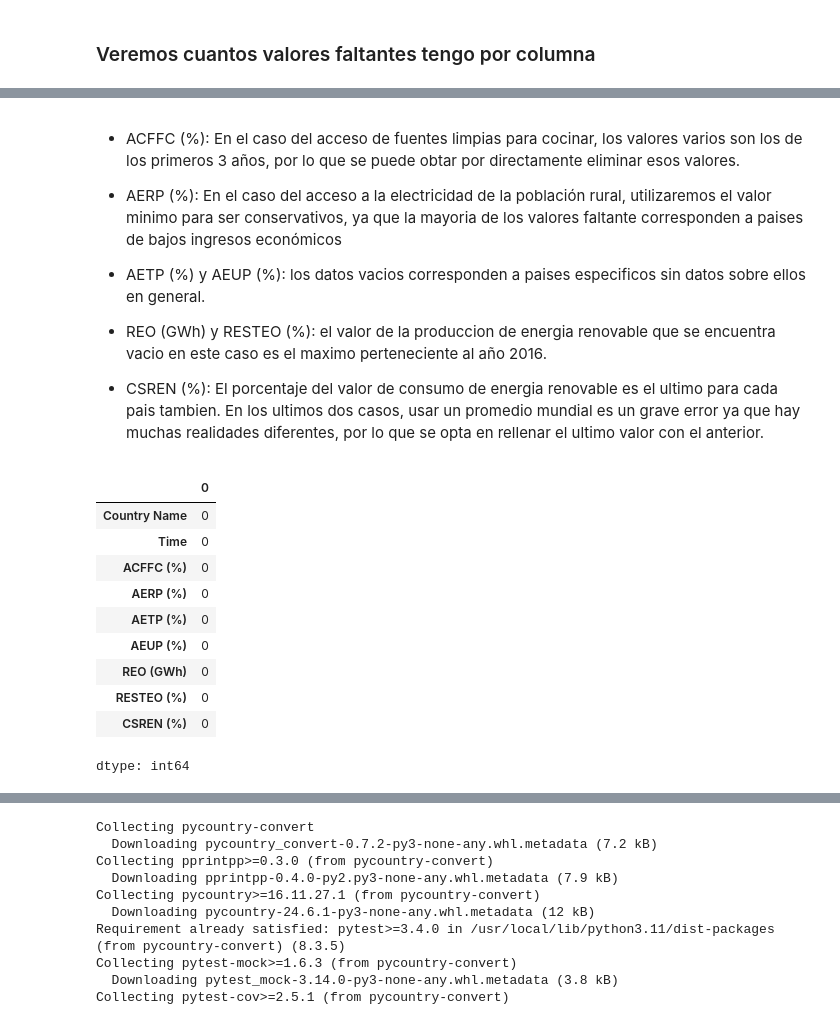
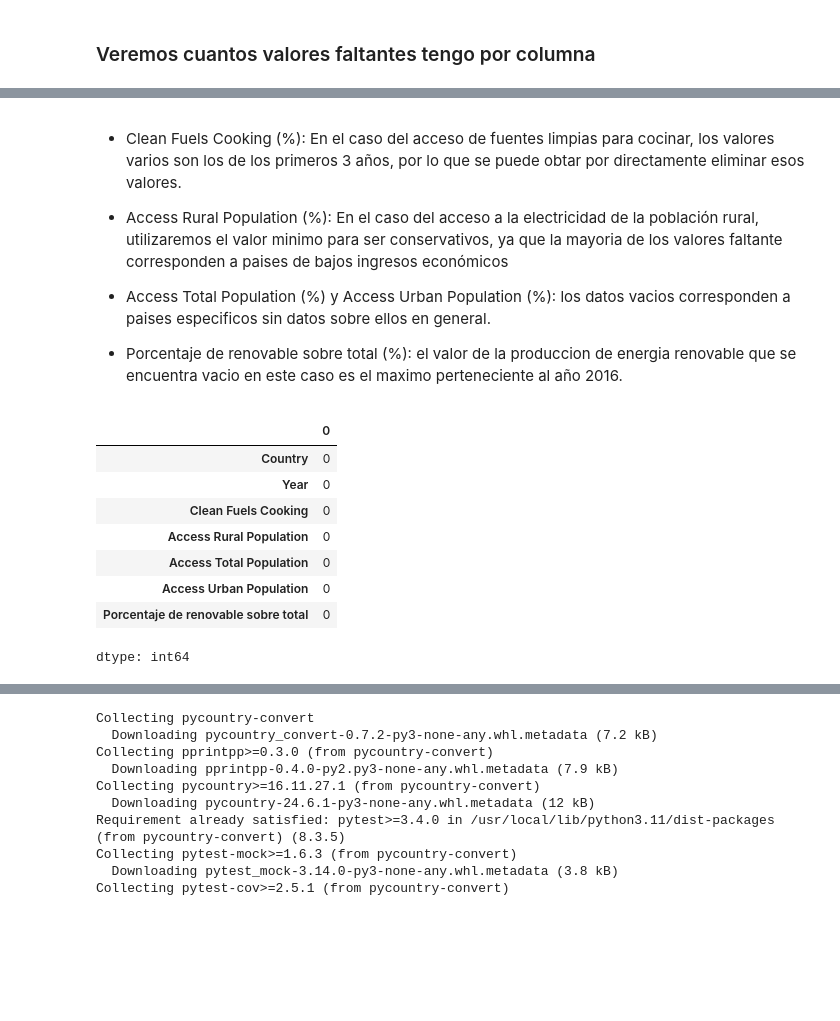
Before and after one commit to BelenUrdangarin/Integrador-Urdangarin---Olivera, a Jupyter notebook: Integrador_Olivera_Urdangarin.ipynb, the cells around one changed output, grey strips where cells are left out. Saved outputs shown, nothing was run; the diff lists cells and outputs as text; code cells hidden in the pictures; blank space fills up the shorter version.

```diff
--- a/Integrador_Olivera_Urdangarin.ipynb
+++ b/Integrador_Olivera_Urdangarin.ipynb
@@ -485,5 +580,3 @@ Tenemos en total 15 columnas, cuyas descripciones son:
 14. Presenta el total de produción de energia generada por las plantas en Gigawatts por hora.
 
 15. Consumo total de energia considerando esta como materia prima, sin considerar aquel recurso que no se utiliza para producir la misma.
-# %%
-ren_ener.drop(['Country Code', 'Time Code'], axis=1, inplace=True)
@@ -499,4 +594 @@ Index(['Country Name', 'Time', 'ACFFC (%)', 'AERP (%)', 'AETP (%)', 'AEUP (%)',
       dtype='object')
-# %%
-#Eliminamos las columnas que no nos interesan
-ren_ener.drop(['EILPE (MJ/2011 USD PPP)', 'TWO (GWh)', 'TFEC (TJ)', 'Ren cons (TJ)', 'Ren cons (TJ)'], axis=1, inplace=True)
@@ -532,44 +636,42 @@ ren_ener.isna().sum()
 dtype: int64
 # %% [markdown]
-- ACFFC (%): En el caso del acceso de fuentes limpias para cocinar, los valores varios son los de los primeros 3 años, por lo que se puede obtar por directamente eliminar esos valores.
+- Clean Fuels Cooking (%): En el caso del acceso de fuentes limpias para cocinar, los valores varios son los de los primeros 3 años, por lo que se puede obtar por directamente eliminar esos valores.
 
-- AERP (%): En el caso del acceso a la electricidad de la población rural, utilizaremos el valor minimo para ser conservativos, ya que la mayoria de los valores faltante corresponden a paises de bajos ingresos económicos
+- Access Rural Population (%): En el caso del acceso a la electricidad de la población rural, utilizaremos el valor minimo para ser conservativos, ya que la mayoria de los valores faltante corresponden a paises de bajos ingresos económicos
 
-- AETP (%) y AEUP (%): los datos vacios corresponden a paises especificos sin datos sobre ellos en general.
+- Access Total Population (%) y Access Urban Population (%): los datos vacios corresponden a paises especificos sin datos sobre ellos en general.
 
-- REO (GWh) y RESTEO (%): el valor de la produccion de energia renovable que se encuentra vacio en este caso es el maximo perteneciente al año 2016.
-
-- CSREN (%): El porcentaje del valor de consumo de energia renovable es el ultimo para cada pais tambien.
-En los ultimos dos casos, usar un promedio mundial es un grave error ya que hay muchas realidades diferentes, por lo que se opta en rellenar el ultimo valor con el anterior.
+- Porcentaje de renovable sobre total (%): el valor de la produccion de energia renovable que se encuentra vacio en este caso es el maximo perteneciente al año 2016.
-# %%
-ren_ener.dropna(subset=['ACFFC (%)', 'AETP (%)', 'AEUP (%)'], inplace=True) #Eliminas las filas donde la columna ACFFC (%) tenga un valor vacio
-
-min_value = ren_ener['AERP (%)'].min()
-ren_ener['AERP (%)'] = ren_ener['AERP (%)'].fillna(min_value) #Otorga el valor minimo cuando AERP este vacío
-
-
-# Rellenar valores de 2016 con los de 2015
-for country in ren_ener['Country Name'].unique():
-    # Filtrar datos por país
-    country_data = ren_ener[ren_ener['Country Name'] == country]
-
-    # Rellenar los valores de 2016 con los de 2015
-    ren_ener.loc[(ren_ener['Country Name'] == country) & (ren_ener['Time'] == 2016), 'CSREN (%)'] = country_data[country_data['Time'] == 2015]['CSREN (%)'].values[0]
-    ren_ener.loc[(ren_ener['Country Name'] == country) & (ren_ener['Time'] == 2016), 'REO (GWh)'] = country_data[country_data['Time'] == 2015]['REO (GWh)'].values[0]
-    ren_ener.loc[(ren_ener['Country Name'] == country) & (ren_ener['Time'] == 2016), 'RESTEO (%)'] = country_data[country_data['Time'] == 2015]['RESTEO (%)'].values[0]
+# %%
+ren_ener.dropna(subset=['Clean Fuels Cooking', 'Access Total Population', 'Access Urban Population'], inplace=True) #Eliminas las filas donde la columna tenga un valor vacio
+
+min_value = ren_ener['Access Rural Population'].min()
+ren_ener['Access Rural Population'] = ren_ener['Access Rural Population'].fillna(min_value) #Otorga el valor minimo cuando Access Rural Population este vacío
+
+#Para el porcentaje de renovable sobre el total, tomaremos los años de 2015 para 2016
+# 1. Crear un DataFrame auxiliar con los datos del año 2015 y renombra la columna
+df_2015 = ren_ener[ren_ener['Year'] == 2015][['Country', 'Porcentaje de renovable sobre total']].copy()
+df_2015 = df_2015.rename(columns={'Porcentaje de renovable sobre total': 'Porcentaje_2015'})
+
+# 2. Unir el DataFrame original con el auxiliar, usando la columna "Country" como clave
+ren_ener = pd.merge(ren_ener, df_2015, on='Country', how='left')
+
+# 3. Reemplazamos para el año 2016, los valores nulos con el valor de 2015
+mask = (ren_ener['Year'] == 2016) & (ren_ener['Porcentaje de renovable sobre total'].isnull())
+ren_ener.loc[mask, 'Porcentaje de renovable sobre total'] = ren_ener.loc[mask, 'Porcentaje_2015']
+
+# 4. Eliminamos la columna auxiliar
+ren_ener.drop(columns=['Porcentaje_2015'], inplace=True)
 # %%
-ren_ener.drop(['REO (%)'], axis=1, inplace=True) #Eliminamos una columna que aparece en el calculo anterior y no necesitamos
 ren_ener.isna().sum()
 #Comprobamos que no tenemos ningun dato faltante
 # %% [output]
 |  | 0 |
-| Country Name | 0 |
-| Time | 0 |
-| ACFFC (%) | 0 |
-| AERP (%) | 0 |
-| AETP (%) | 0 |
-| AEUP (%) | 0 |
-| REO (GWh) | 0 |
-| RESTEO (%) | 0 |
-| CSREN (%) | 0 |
+| Country | 0 |
+| Year | 0 |
+| Clean Fuels Cooking | 0 |
+| Access Rural Population | 0 |
+| Access Total Population | 0 |
+| Access Urban Population | 0 |
+| Porcentaje de renovable sobre total | 0 |
 dtype: int64
```
Also changed, not shown: parts of 67 cells of this notebook.
